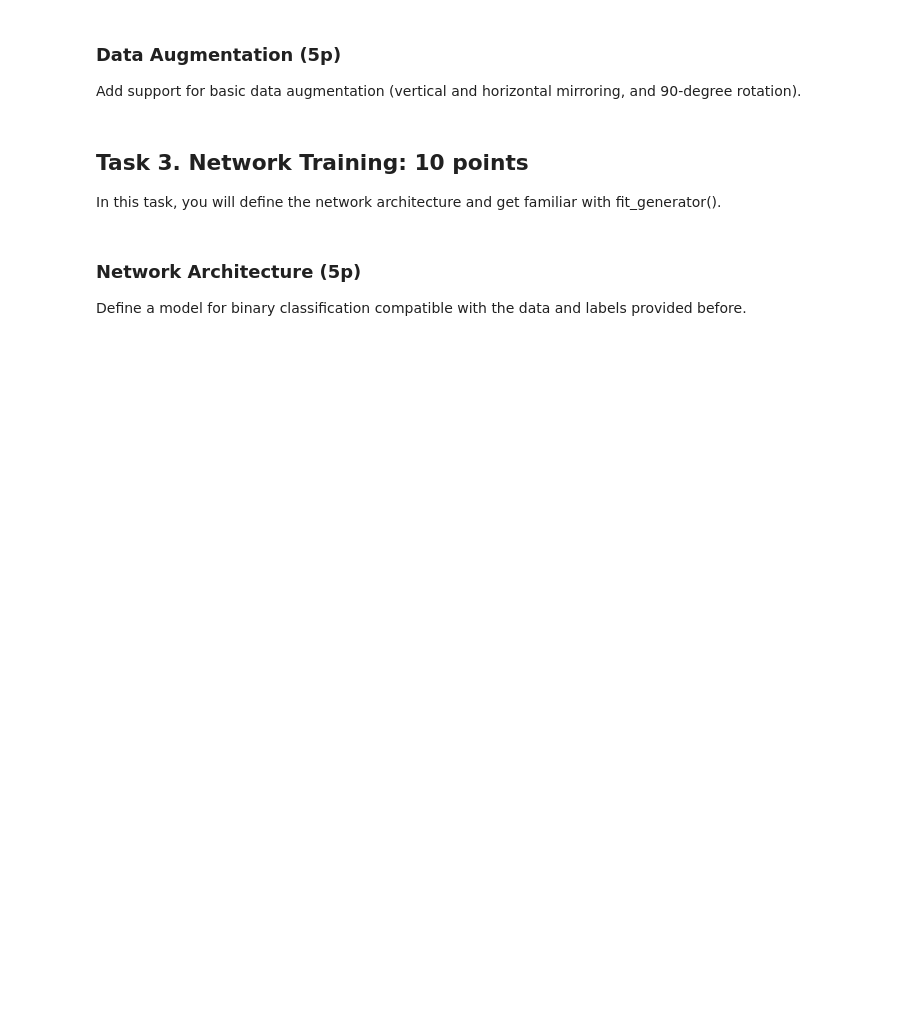
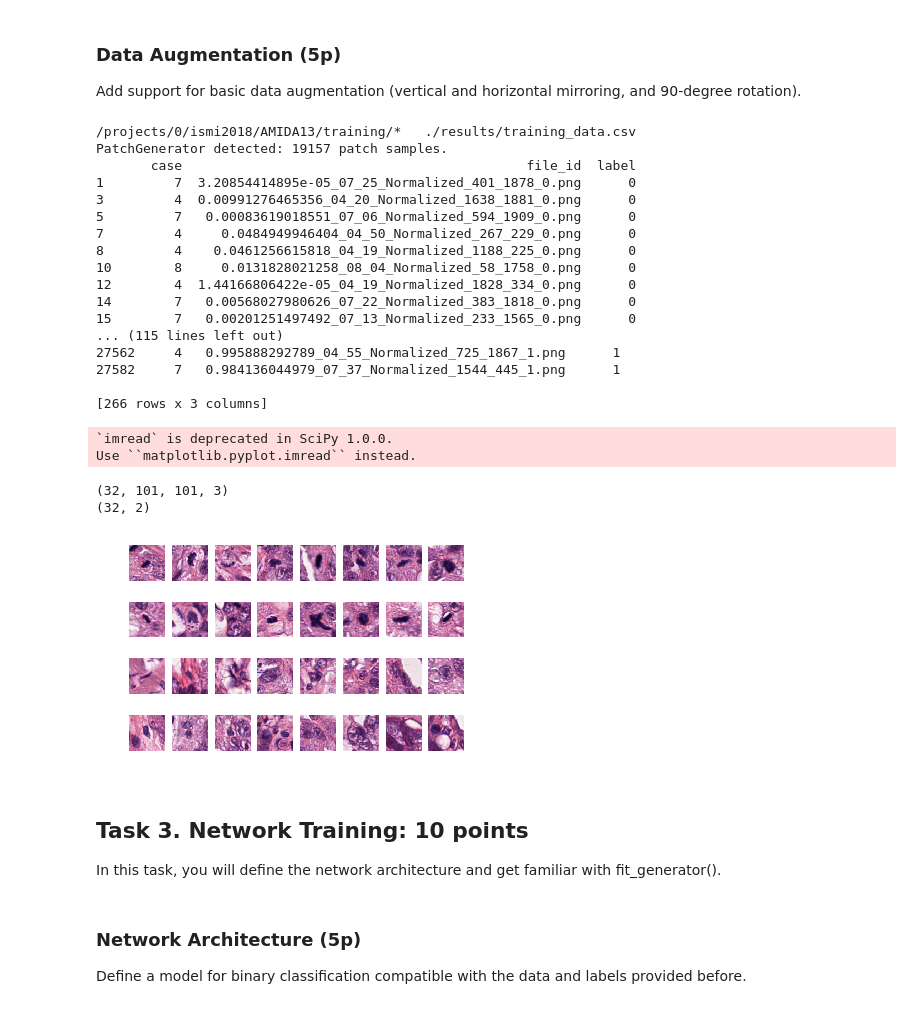
Before and after one commit to jeffluppes/ISMI2018, a Jupyter notebook: Week 8/assignment_8.ipynb, the cells around one changed output. Drawn from its saved outputs; the diff is of its cells as text; code cells hidden in the pictures; blank space fills up the shorter version.

```diff
--- a/Week 8/assignment_8.ipynb
+++ b/Week 8/assignment_8.ipynb
@@ -516,32 +627,56 @@ Add support for basic data augmentation (vertical and horizontal mirroring, and
 # %%
 def basic_augmentation(image_array):
 
     # Vertical mirroring
     if np.random.rand() > 0.5:
-        image_array = None
+        image_array = np.flipud(image_array)
 
     # Horizontal mirroring
     if np.random.rand() > 0.5:
-        image_array = None
+        image_array = np.fliplr(image_array)
 
     # 90-degree rotation
-    image_array = None
+    if np.random.rand() > 0.5:
+        image_array = np.rot90(image_array)
 
     return image_array
 
 # Test basic augmentation
 training_gen = PatchGenerator(
     input_dir=join(data_dir, 'training', '*'),
     csv_path=join(result_dir, 'training_data.csv'),
     batch_size=32,
     augmentation_fn=basic_augmentation
 )
 
 for batch_x, batch_y in training_gen:
     print(batch_x.shape)
     print(batch_y.shape)
     plot_image(batch_x, images_per_row=8)
     break
+# %% [output]
+/projects/0/ismi2018/AMIDA13/training/*   ./results/training_data.csv
+PatchGenerator detected: 19157 patch samples.
+       case                                            file_id  label
+1         7  3.20854414895e-05_07_25_Normalized_401_1878_0.png      0
+3         4  0.00991276465356_04_20_Normalized_1638_1881_0.png      0
+5         7   0.00083619018551_07_06_Normalized_594_1909_0.png      0
+7         4     0.0484949946404_04_50_Normalized_267_229_0.png      0
+8         4    0.0461256615818_04_19_Normalized_1188_225_0.png      0
+10        8     0.0131828021258_08_04_Normalized_58_1758_0.png      0
+12        4  1.44166806422e-05_04_19_Normalized_1828_334_0.png      0
+14        7   0.00568027980626_07_22_Normalized_383_1818_0.png      0
+15        7   0.00201251497492_07_13_Normalized_233_1565_0.png      0
+... (115 lines left out)
+27562     4   0.995888292789_04_55_Normalized_725_1867_1.png      1
+27582     7   0.984136044979_07_37_Normalized_1544_445_1.png      1
+
+[266 rows x 3 columns]
+`imread` is deprecated in SciPy 1.0.0.
+Use ``matplotlib.pyplot.imread`` instead.
+(32, 101, 101, 3)
+(32, 2)
+[figure, added]
 # %% [markdown]
 ## Task 3. Network Training: 10 points
 
```
Also changed, not shown: parts of 12 cells of this notebook.
